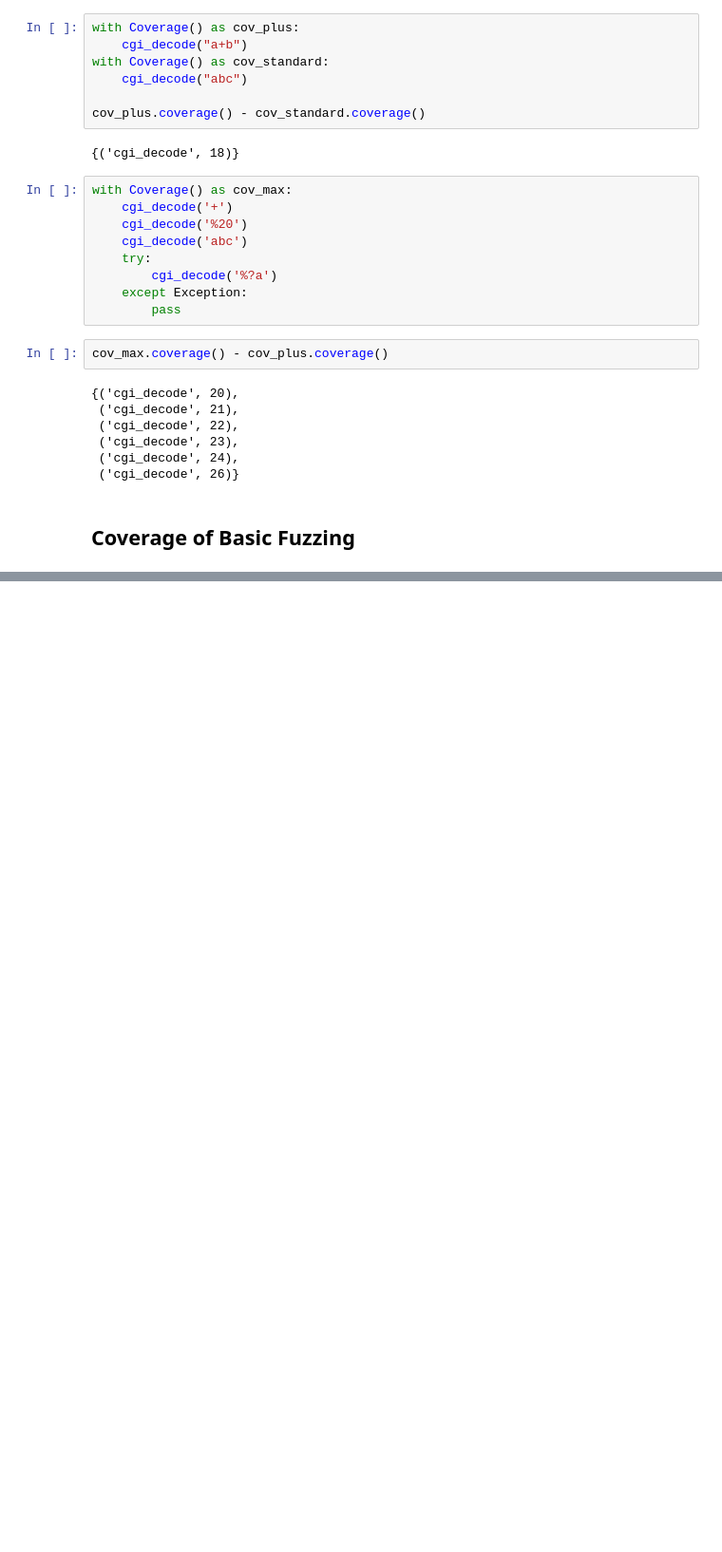
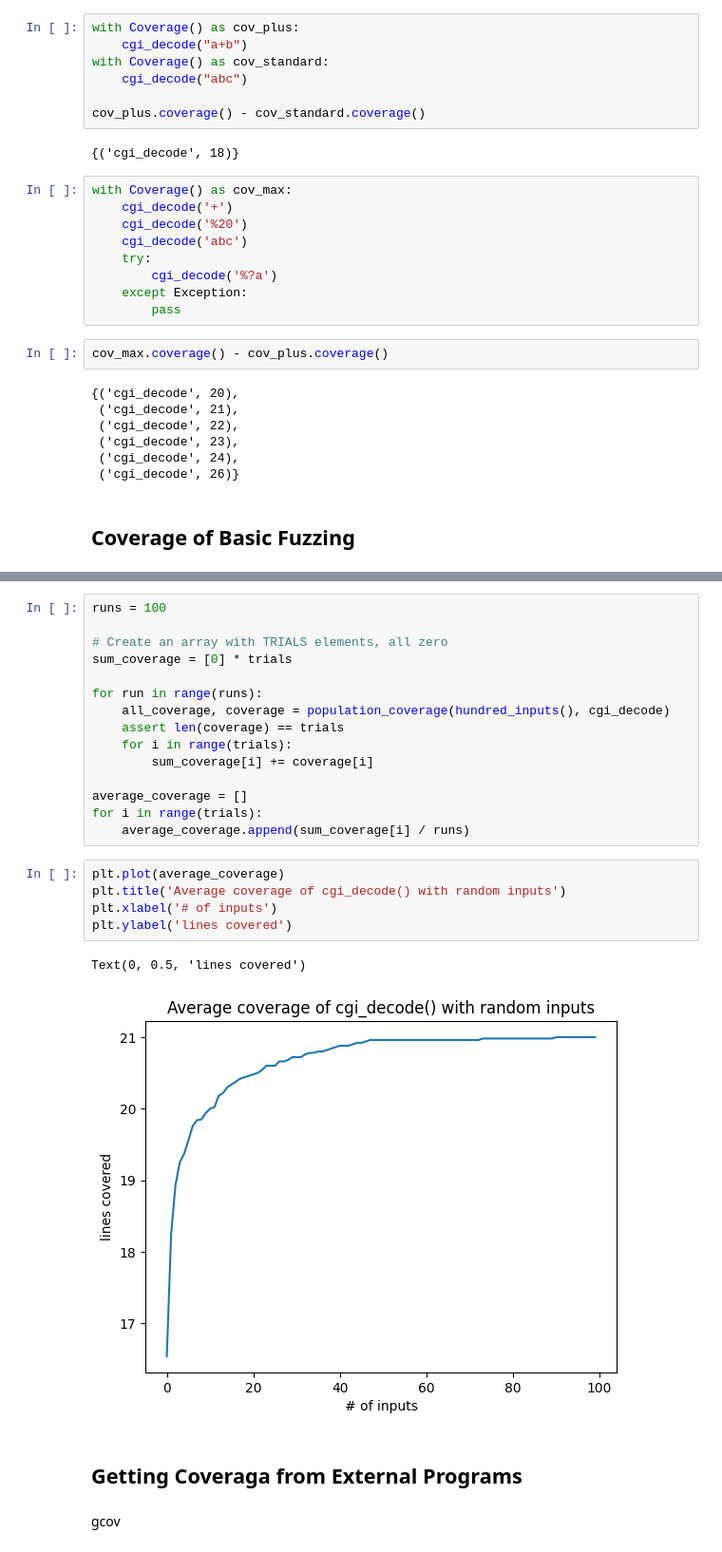
Before and after one commit to 08183080/fuzzing-book-practice, a Jupyter notebook: lexical fuzzer/coverage.ipynb, the cells around one changed output, grey strips where cells are left out. Shown at 95% size. Drawn from its saved outputs; the diff is of its cells as text; blank space fills up the shorter version.

```diff
--- a/lexical fuzzer/coverage.ipynb
+++ b/lexical fuzzer/coverage.ipynb
@@ -291,0 +366,27 @@ How to import python packages from fuzzer.ipynb
+# %%
+runs = 100
+
+# Create an array with TRIALS elements, all zero
+sum_coverage = [0] * trials
+
+for run in range(runs):
+    all_coverage, coverage = population_coverage(hundred_inputs(), cgi_decode)
+    assert len(coverage) == trials
+    for i in range(trials):
+        sum_coverage[i] += coverage[i]
+
+average_coverage = []
+for i in range(trials):
+    average_coverage.append(sum_coverage[i] / runs)
+# %%
+plt.plot(average_coverage)
+plt.title('Average coverage of cgi_decode() with random inputs')
+plt.xlabel('# of inputs')
+plt.ylabel('lines covered')
+# %% [output]
+Text(0, 0.5, 'lines covered')
+[figure, added]
+# %% [markdown]
+## Getting Coveraga from External Programs
+# %% [markdown]
+gcov
```
Also changed, not shown: parts of 14 cells of this notebook, 1 other file.
